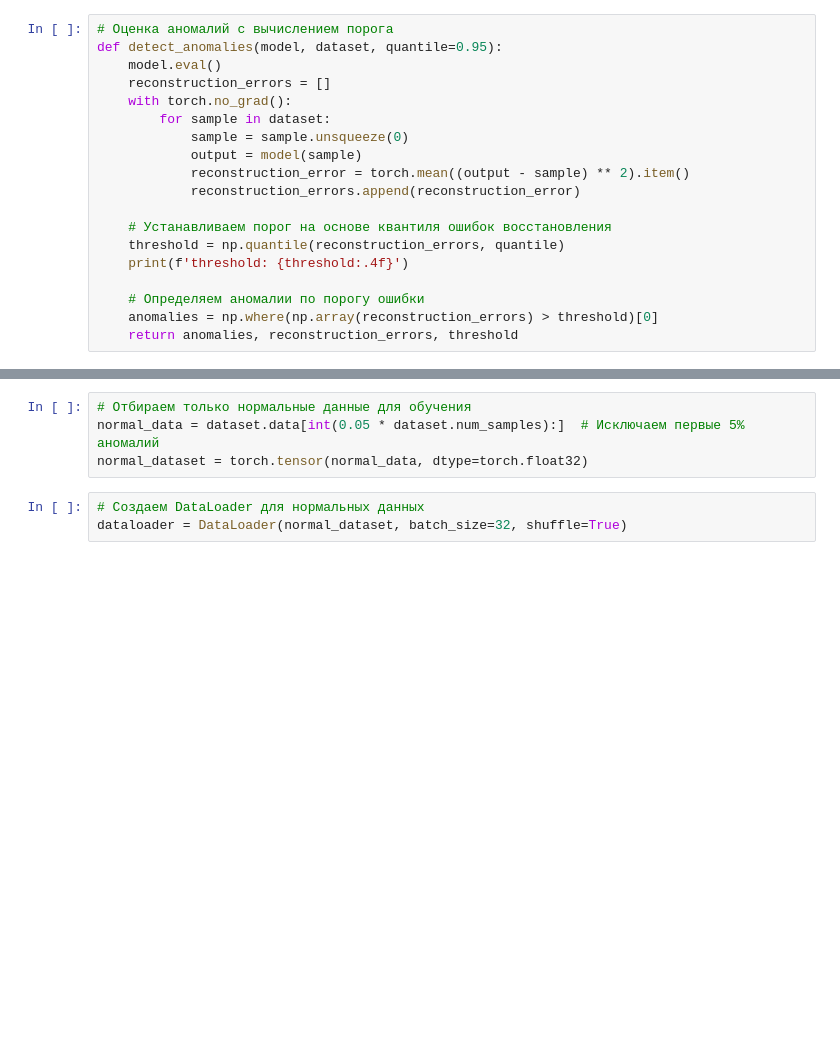
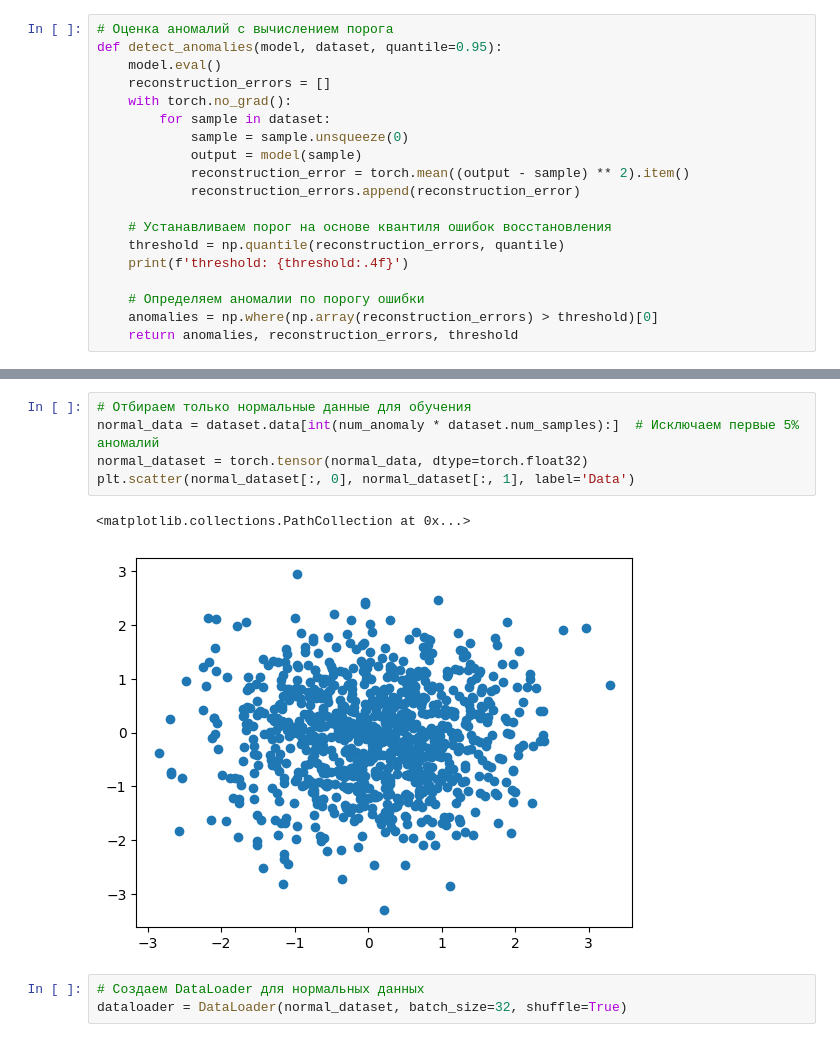
Before and after one commit to TAUforPython/BioMedAI, a Jupyter notebook: ML - autoencoder - anomaly detection.ipynb, the cells around one changed output, grey strips where cells are left out. Cells and saved outputs as stored; diff of their text form; blank space fills up the shorter version.

```diff
--- a/ML - autoencoder - anomaly detection.ipynb
+++ b/ML - autoencoder - anomaly detection.ipynb
@@ -102,7 +112,11 @@ dataset = SyntheticDataset()
 # %%
 # Отбираем только нормальные данные для обучения
-normal_data = dataset.data[int(0.05 * dataset.num_samples):]  # Исключаем первые 5% аномалий
+normal_data = dataset.data[int(num_anomaly * dataset.num_samples):]  # Исключаем первые 5% аномалий
 normal_dataset = torch.tensor(normal_data, dtype=torch.float32)
+plt.scatter(normal_dataset[:, 0], normal_dataset[:, 1], label='Data')
+# %% [output]
+<matplotlib.collections.PathCollection at 0x...>
+[figure, added]
 # %%
 # Создаем DataLoader для нормальных данных
 dataloader = DataLoader(normal_dataset, batch_size=32, shuffle=True)
```
Also changed, not shown: parts of 5 cells of this notebook.
